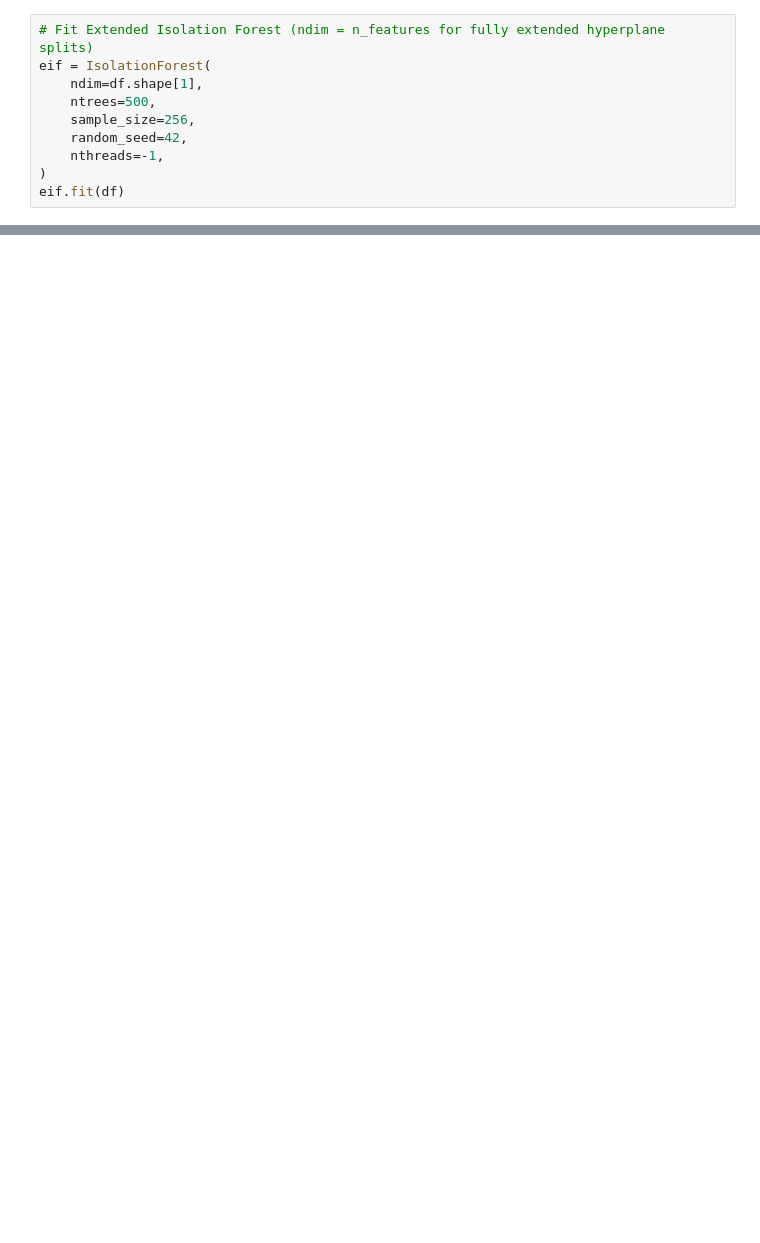
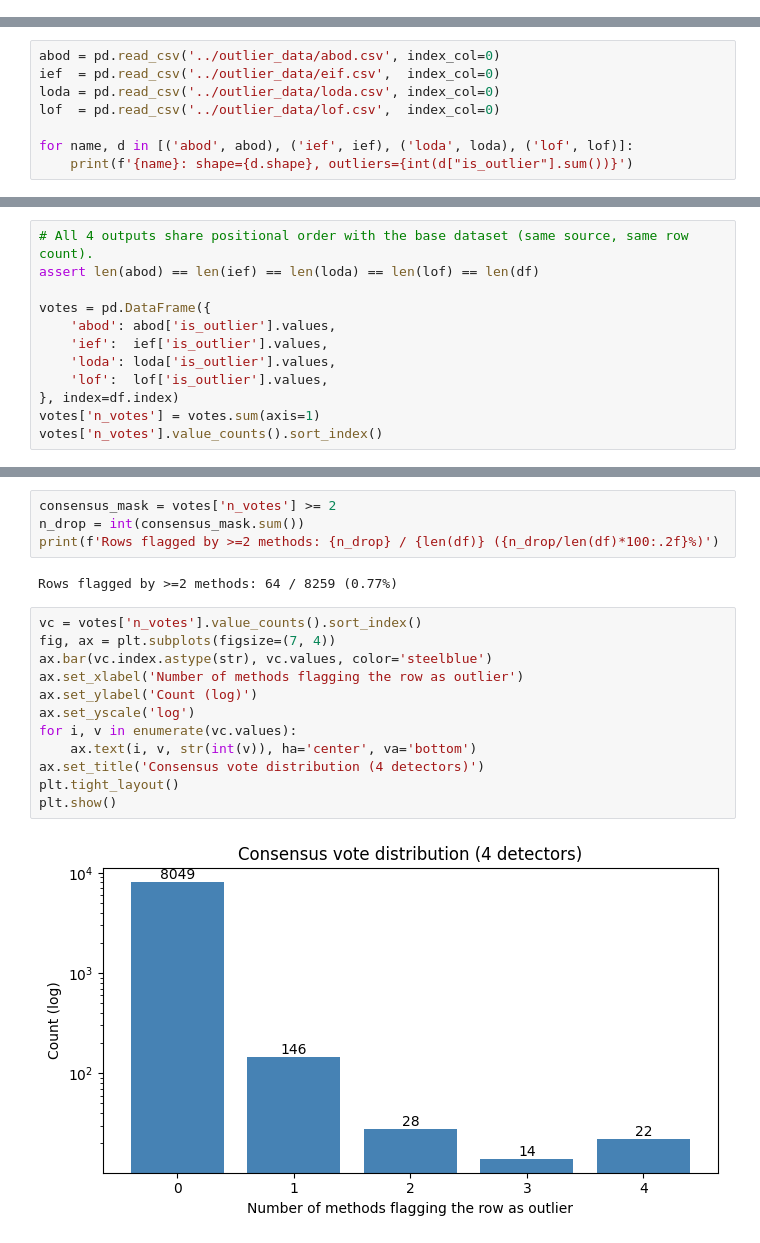
Before and after one commit to GiulioBartoloni/DataMining2, a Jupyter notebook: CMI/src/module_1.ipynb, the cells around one changed output, grey strips where cells are left out. Cells and saved outputs as stored; diff of their text form; blank space fills up the shorter version.

```diff
--- a/CMI/src/module_1.ipynb
+++ b/CMI/src/module_1.ipynb
@@ -31,10 +20,0 @@ Shape: (8259, 19)
-# %%
-# Fit Extended Isolation Forest (ndim = n_features for fully extended hyperplane splits)
-eif = IsolationForest(
-    ndim=df.shape[1],
-    ntrees=500,
-    sample_size=256,
-    random_seed=42,
-    nthreads=-1,
-)
-eif.fit(df)
@@ -190,0 +21,8 @@ Clean dataset (outliers removed): (8176, 19)
+# %%
+abod = pd.read_csv('../outlier_data/abod.csv', index_col=0)
+ief  = pd.read_csv('../outlier_data/eif.csv',  index_col=0)
+loda = pd.read_csv('../outlier_data/loda.csv', index_col=0)
+lof  = pd.read_csv('../outlier_data/lof.csv',  index_col=0)
+
+for name, d in [('abod', abod), ('ief', ief), ('loda', loda), ('lof', lof)]:
+    print(f'{name}: shape={d.shape}, outliers={int(d["is_outlier"].sum())}')
@@ -190,0 +34,12 @@ Clean dataset (outliers removed): (8176, 19)
+# %%
+# All 4 outputs share positional order with the base dataset (same source, same row count).
+assert len(abod) == len(ief) == len(loda) == len(lof) == len(df)
+
+votes = pd.DataFrame({
+    'abod': abod['is_outlier'].values,
+    'ief':  ief['is_outlier'].values,
+    'loda': loda['is_outlier'].values,
+    'lof':  lof['is_outlier'].values,
+}, index=df.index)
+votes['n_votes'] = votes.sum(axis=1)
+votes['n_votes'].value_counts().sort_index()
@@ -190,0 +68,20 @@ Clean dataset (outliers removed): (8176, 19)
+# %%
+consensus_mask = votes['n_votes'] >= 2
+n_drop = int(consensus_mask.sum())
+print(f'Rows flagged by >=2 methods: {n_drop} / {len(df)} ({n_drop/len(df)*100:.2f}%)')
+# %% [output]
+Rows flagged by >=2 methods: 64 / 8259 (0.77%)
+# %%
+vc = votes['n_votes'].value_counts().sort_index()
+fig, ax = plt.subplots(figsize=(7, 4))
+ax.bar(vc.index.astype(str), vc.values, color='steelblue')
+ax.set_xlabel('Number of methods flagging the row as outlier')
+ax.set_ylabel('Count (log)')
+ax.set_yscale('log')
+for i, v in enumerate(vc.values):
+    ax.text(i, v, str(int(v)), ha='center', va='bottom')
+ax.set_title('Consensus vote distribution (4 detectors)')
+plt.tight_layout()
+plt.show()
+# %% [output]
+[figure, added]
```
Also changed, not shown: parts of 22 cells of this notebook, 11 other files.
